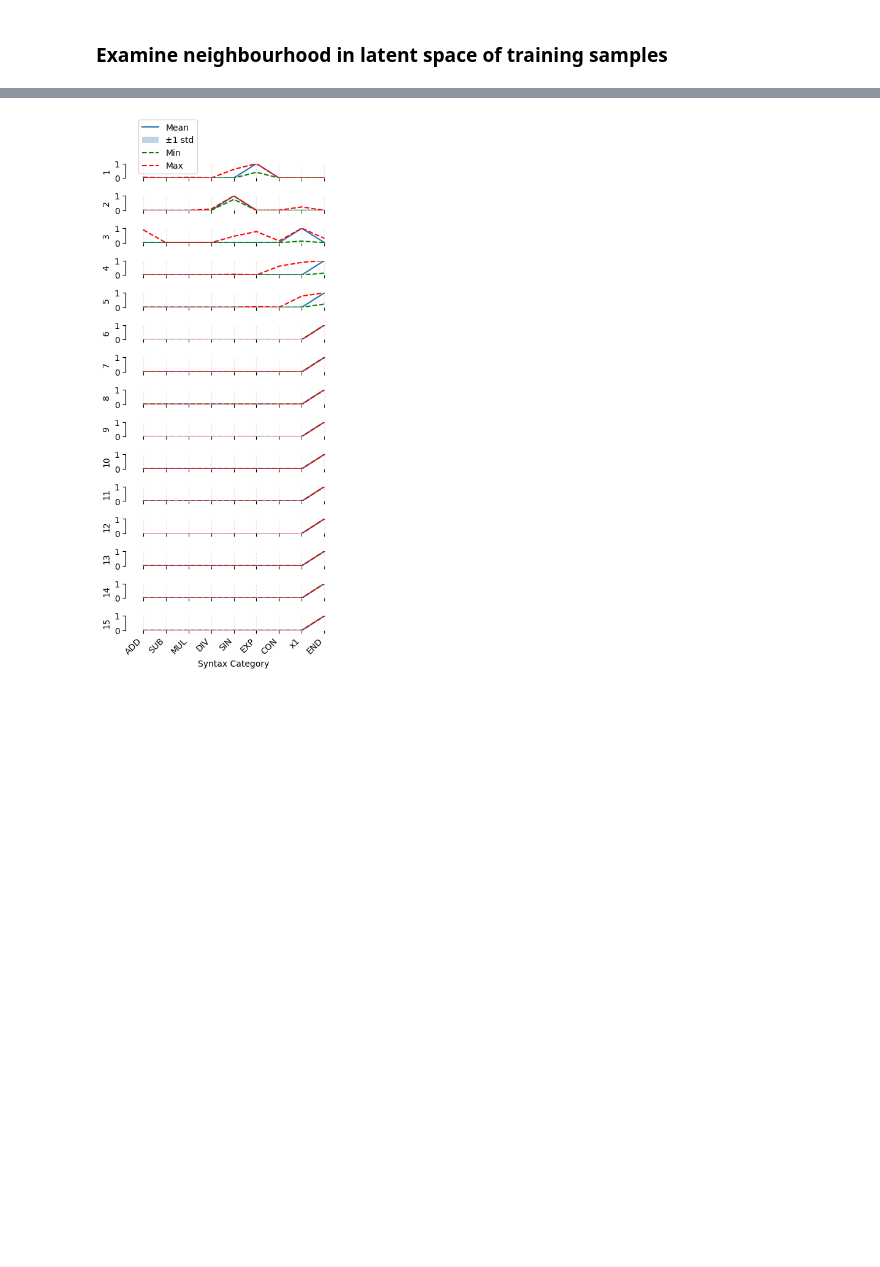
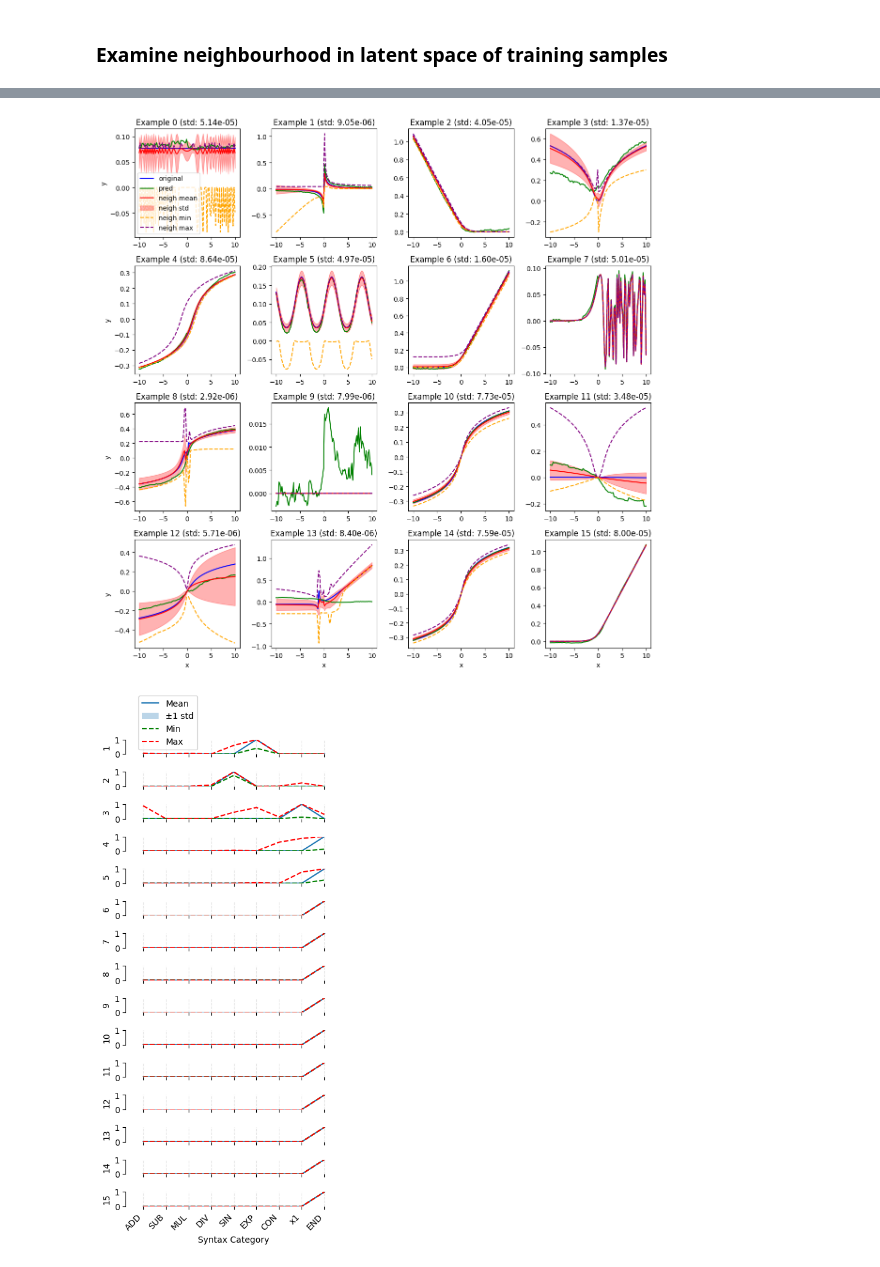
Before and after one commit to LuisCarretero/similar-expressions, a Jupyter notebook: src/downstream/latent_analysis.ipynb, the cells around one changed output, grey strips where cells are left out. Saved outputs shown, nothing was run; the diff lists cells and outputs as text; code cells hidden in the pictures; blank space fills up the shorter version.

```diff
--- a/src/downstream/latent_analysis.ipynb
+++ b/src/downstream/latent_analysis.ipynb
@@ -194,0 +203,20 @@ plt.show()
+# %%
+from parsing import logits_to_infix
+
+logits_samples = np.array(logits_samples)
+samples_syntax = np.empty_like(samples)
+infix_samples = np.empty([samples.shape[0], samples.shape[1]], dtype=object)
+infix_skeleton_samples = np.empty([samples.shape[0], samples.shape[1]], dtype=object)
+for i in range(samples.shape[0]):
+    for j in range(samples.shape[1]):
+        res = eval_from_logits(torch.tensor(logits_samples[j, i, ...]), val_x.squeeze()).astype(np.float32)
+        infix = logits_to_infix(torch.tensor(logits_samples[j, i, ...]))
+
+        logits_skeleton = torch.tensor(logits_samples[j, i, ...])
+        logits_skeleton[:, -1] = 99
+
+        infix_skeleton = logits_to_infix(logits_skeleton, sample=True)
+        res_transformed = value_transform(torch.tensor(res)).detach().numpy()
+        samples_syntax[i, j, ...] = res_transformed
+        infix_samples[i, j] = infix
+        infix_skeleton_samples[i, j] = infix_skeleton
@@ -194,0 +278,34 @@ plt.show()
+# %%
+mean_samples_syntax = np.mean(samples_syntax, axis=1)
+std_samples_syntax = np.std(samples_syntax, axis=1)
+min_samples_syntax = np.min(samples_syntax, axis=1)
+max_samples_syntax = np.max(samples_syntax, axis=1)
+
+# Plot
+fig, axes = plt.subplots(4, N//4, figsize=(12, 12))
+axes = axes.flatten()
+for idx in range(N):
+    ax = axes[idx]
+    ax.plot(val_x.squeeze(), val_transformed[idx, :].squeeze(), label='original', color='blue')
+    ax.plot(val_x.squeeze(), values[idx].squeeze().detach().numpy(), label='pred', color='green')
+    ax.plot(val_x.squeeze(), mean_samples_syntax[idx], label='neigh mean', color='red')
+    ax.fill_between(val_x.squeeze(),
+                    mean_samples_syntax[idx] - std_samples_syntax[idx],
+                    mean_samples_syntax[idx] + std_samples_syntax[idx],
+                    alpha=0.3, color='red', label='neigh std')
+    ax.plot(val_x.squeeze(), min_samples_syntax[idx], label='neigh min', color='orange', linestyle='--')
+    ax.plot(val_x.squeeze(), max_samples_syntax[idx], label='neigh max', color='purple', linestyle='--')
+
+    if idx % 4 == 0:  # Only add y-label to the leftmost subplots
+        ax.set_ylabel('y')
+    if idx >= 12:  # Only add x-label to the bottom subplots
+        ax.set_xlabel('x')
+    ax.set_title(f'Example {idx} (std: {ln_var[idx].norm().item():.2e})')
+
+    if idx == 0:  # Only add legend to the first subplot
+        ax.legend()
+
+plt.tight_layout()
+plt.show()
+# %% [output]
+[figure, added]
```
Also changed, not shown: parts of 7 cells of this notebook, 3 other files.
